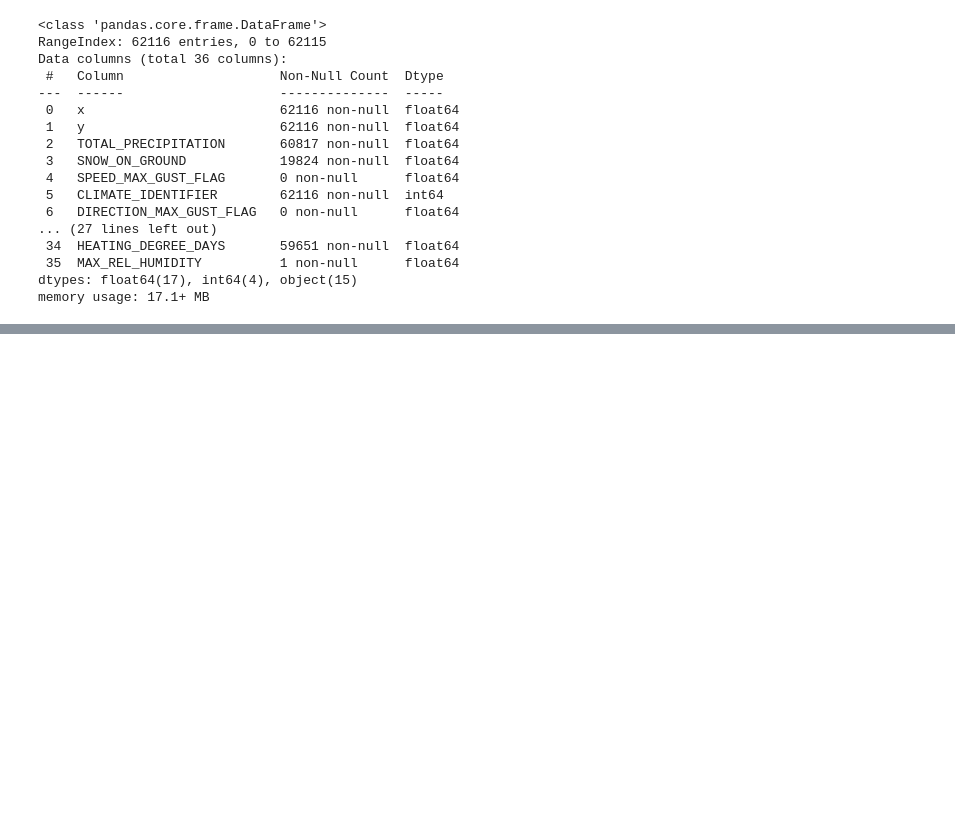
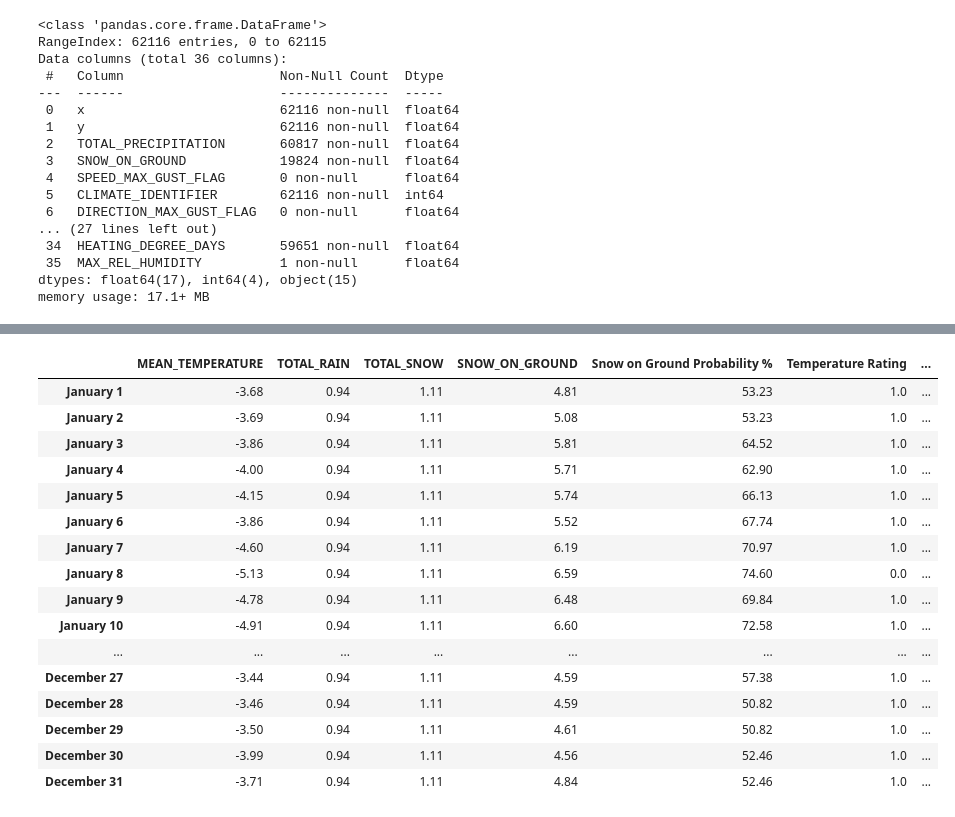
Before and after one commit to Scott1O/ICS4U_Final, a Jupyter notebook: data_visualization.ipynb, the cells around one changed output, grey strips where cells are left out. Cells and saved outputs as stored; diff of their text form; code cells hidden in the pictures; blank space fills up the shorter version.

```diff
--- a/data_visualization.ipynb
+++ b/data_visualization.ipynb
@@ -152,6 +152,7 @@ def weather_probability(day, month, column):
         if date:
             times_weather_occured += 1
         total_days += 1
-
+    if not total_days:
+        total_days = 1
     return round((times_weather_occured / total_days) * 100, 2)
 # %%
@@ -182,0 +166,18 @@ Name: TOTAL_SNOW, dtype: float64
+# %%
+mean_for_year = {}
+months = list(calendar.month_name[1:])
+for month in range(1, 13):
+    for day in range(1, 32):
+        temps_day = day_mean(day, month, "MEAN_TEMPERATURE")
+        rain_probability = weather_probability(day, month, "TOTAL_RAIN")
+        snow_probability = weather_probability(day, month, "TOTAL_SNOW")
+        snow_ground_day = day_mean(day, month, "SNOW_ON_GROUND")
+        snow_ground_probability = weather_probability(day, month, "SNOW_ON_GROUND")
+        if not math.isnan(temps_day):
+            temp_class = (temps_day // 5) + 2
+            rain_class = rain_probability // 15
+            snow_class = snow_probability // 15
+            snow_ground_class = snow_ground_day // 2.5
+            mean_for_year[f"{calendar.month_name[month]} {day}"] = {"MEAN_TEMPERATURE": temps_day, "TOTAL_RAIN": rain_day, "TOTAL_SNOW": snow_day, "SNOW_ON_GROUND": snow_ground_day, "Snow on Ground Probability %": snow_ground_probability, "Temperature Rating": temp_class, "Rain Probability %:": rain_probability, "Rain Rating": rain_class, "Snow Probability %": snow_probability, "Snow Rating": snow_class}
+pandas_dict = pd.DataFrame(mean_for_year).T
+#pandas_dict
@@ -182,0 +204,21 @@ Name: TOTAL_SNOW, dtype: float64
+# %%
+pd.set_option("display.max_rows", None)
+pandas_dict
+# %% [output]
+|  | MEAN_TEMPERATURE | TOTAL_RAIN | TOTAL_SNOW | SNOW_ON_GROUND | Snow on Ground Probability % | Temperature Rating | ... |
+| January 1 | -3.68 | 0.94 | 1.11 | 4.81 | 53.23 | 1.0 | ... |
+| January 2 | -3.69 | 0.94 | 1.11 | 5.08 | 53.23 | 1.0 | ... |
+| January 3 | -3.86 | 0.94 | 1.11 | 5.81 | 64.52 | 1.0 | ... |
+| January 4 | -4.00 | 0.94 | 1.11 | 5.71 | 62.90 | 1.0 | ... |
+| January 5 | -4.15 | 0.94 | 1.11 | 5.74 | 66.13 | 1.0 | ... |
+| January 6 | -3.86 | 0.94 | 1.11 | 5.52 | 67.74 | 1.0 | ... |
+| January 7 | -4.60 | 0.94 | 1.11 | 6.19 | 70.97 | 1.0 | ... |
+| January 8 | -5.13 | 0.94 | 1.11 | 6.59 | 74.60 | 0.0 | ... |
+| January 9 | -4.78 | 0.94 | 1.11 | 6.48 | 69.84 | 1.0 | ... |
+| January 10 | -4.91 | 0.94 | 1.11 | 6.60 | 72.58 | 1.0 | ... |
+| ... | ... | ... | ... | ... | ... | ... | ... |
+| December 27 | -3.44 | 0.94 | 1.11 | 4.59 | 57.38 | 1.0 | ... |
+| December 28 | -3.46 | 0.94 | 1.11 | 4.59 | 50.82 | 1.0 | ... |
+| December 29 | -3.50 | 0.94 | 1.11 | 4.61 | 50.82 | 1.0 | ... |
+| December 30 | -3.99 | 0.94 | 1.11 | 4.56 | 52.46 | 1.0 | ... |
+| December 31 | -3.71 | 0.94 | 1.11 | 4.84 | 52.46 | 1.0 | ... |
```
Also changed, not shown: parts of 11 cells of this notebook, 2 other files.
